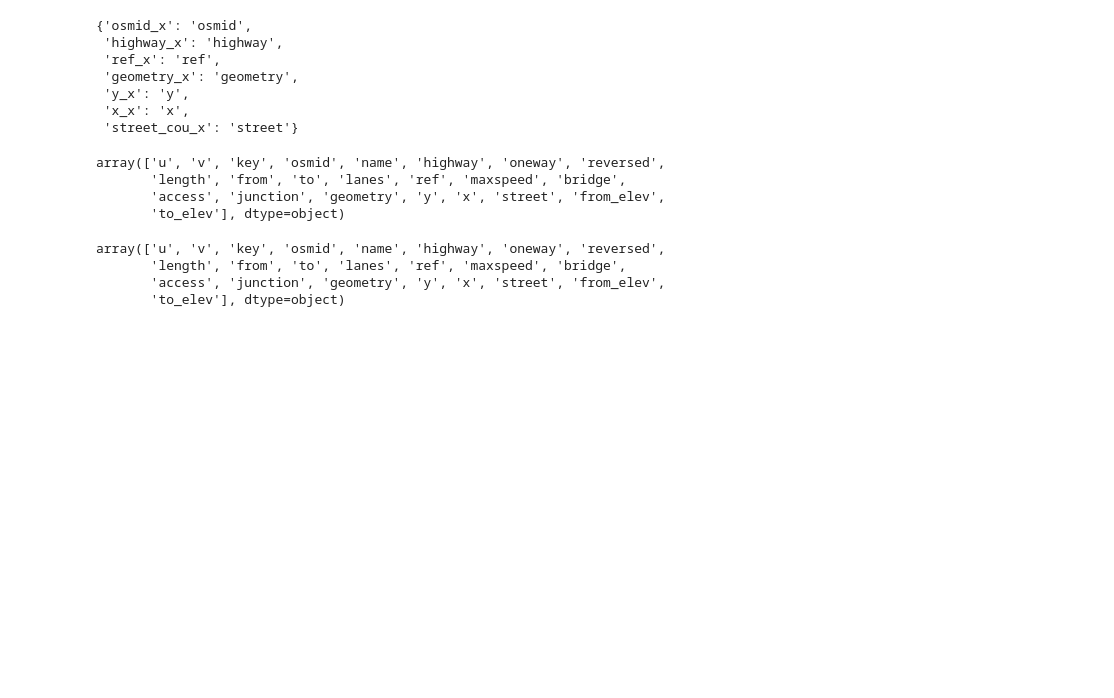
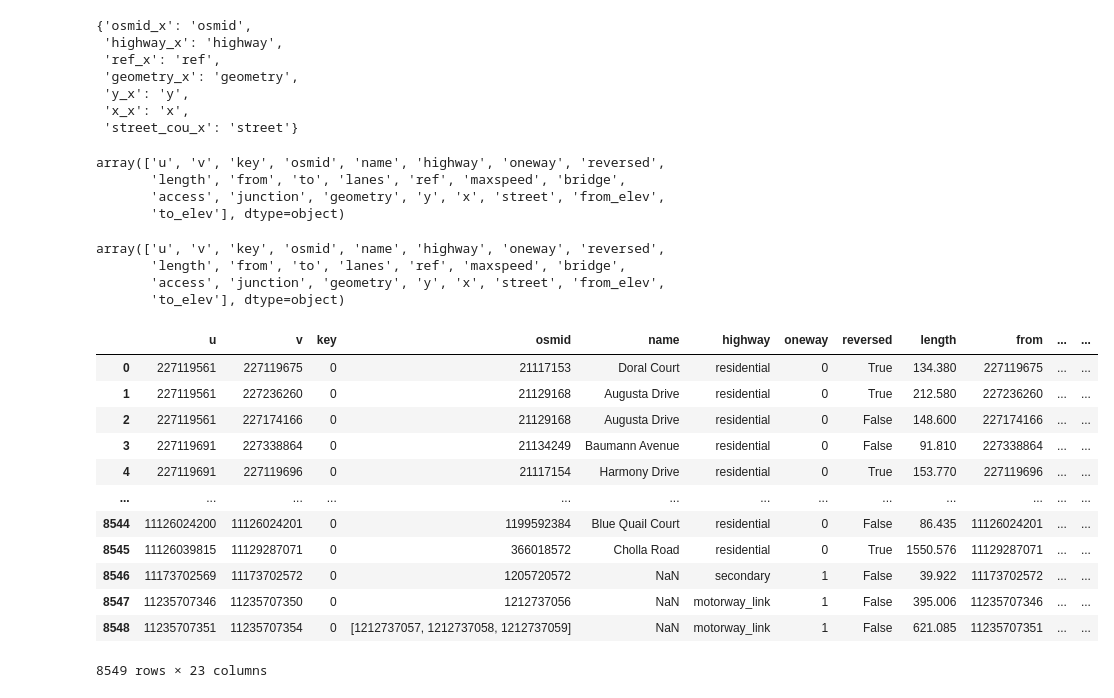
Before and after one commit to Sidrcs/osmnxelevation, a Jupyter notebook: Elevation_Evaluation.ipynb, the cells around one changed output. Saved outputs shown, nothing was run; the diff lists cells and outputs as text; code cells hidden in the pictures; blank space fills up the shorter version.

```diff
--- a/Elevation_Evaluation.ipynb
+++ b/Elevation_Evaluation.ipynb
@@ -298,6 +298,22 @@ array(['u', 'v', 'key', 'osmid', 'name', 'highway', 'oneway', 'reversed',
        'length', 'from', 'to', 'lanes', 'ref', 'maxspeed', 'bridge',
        'access', 'junction', 'geometry', 'y', 'x', 'street', 'from_elev',
        'to_elev'], dtype=object)
+# %%
+merged_gdf
+# %% [output]
+|  | u | v | key | osmid | name | highway | oneway | reversed | length | from | ... | ... |
+| 0 | 227119561 | 227119675 | 0 | 21117153 | Doral Court | residential | 0 | True | 134.380 | 227119675 | ... | ... |
+| 1 | 227119561 | 227236260 | 0 | 21129168 | Augusta Drive | residential | 0 | True | 212.580 | 227236260 | ... | ... |
+| 2 | 227119561 | 227174166 | 0 | 21129168 | Augusta Drive | residential | 0 | False | 148.600 | 227174166 | ... | ... |
+| 3 | 227119691 | 227338864 | 0 | 21134249 | Baumann Avenue | residential | 0 | False | 91.810 | 227338864 | ... | ... |
+| 4 | 227119691 | 227119696 | 0 | 21117154 | Harmony Drive | residential | 0 | True | 153.770 | 227119696 | ... | ... |
+| ... | ... | ... | ... | ... | ... | ... | ... | ... | ... | ... | ... | ... |
+| 8544 | 11126024200 | 11126024201 | 0 | 1199592384 | Blue Quail Court | residential | 0 | False | 86.435 | 11126024201 | ... | ... |
+| 8545 | 11126039815 | 11129287071 | 0 | 366018572 | Cholla Road | residential | 0 | True | 1550.576 | 11129287071 | ... | ... |
+| 8546 | 11173702569 | 11173702572 | 0 | 1205720572 | NaN | secondary | 1 | False | 39.922 | 11173702572 | ... | ... |
+| 8547 | 11235707346 | 11235707350 | 0 | 1212737056 | NaN | motorway_link | 1 | False | 395.006 | 11235707346 | ... | ... |
+| 8548 | 11235707351 | 11235707354 | 0 | [1212737057, 1212737058, 1212737059] | NaN | motorway_link | 1 | False | 621.085 | 11235707351 | ... | ... |
+8549 rows × 23 columns
 # %%
 def bind_elevation_to_edges(node_gdf, edge_gdf):
     # Perform a join operation on the 'osmid' column
```
